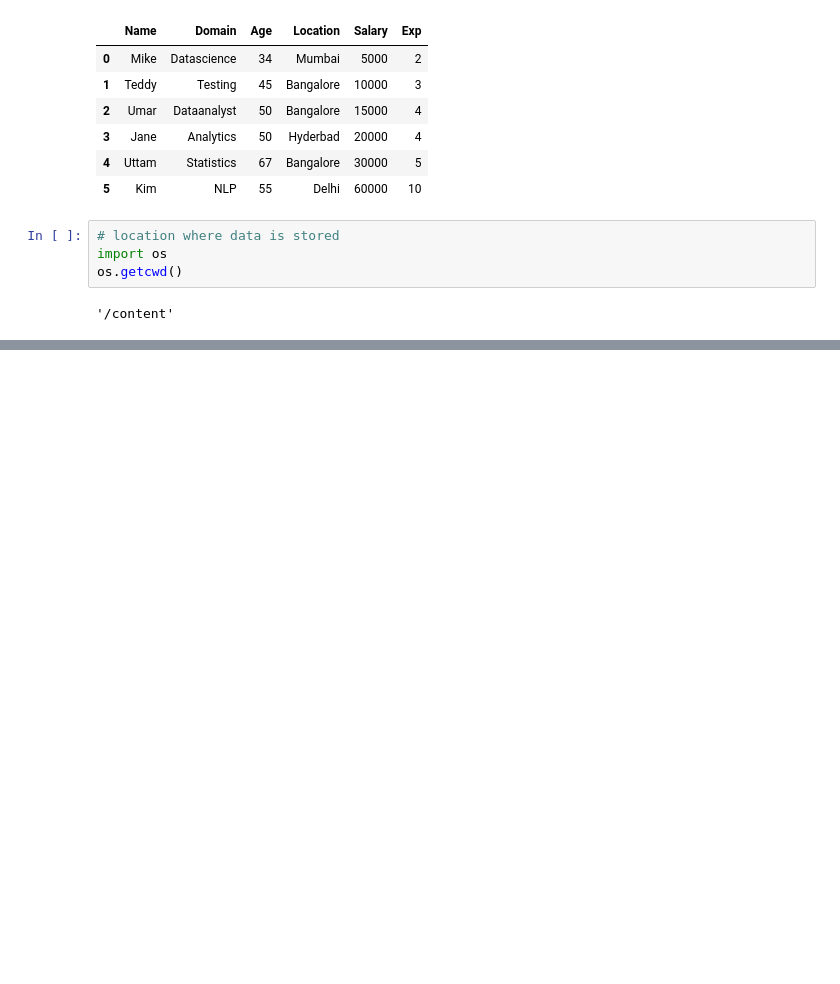
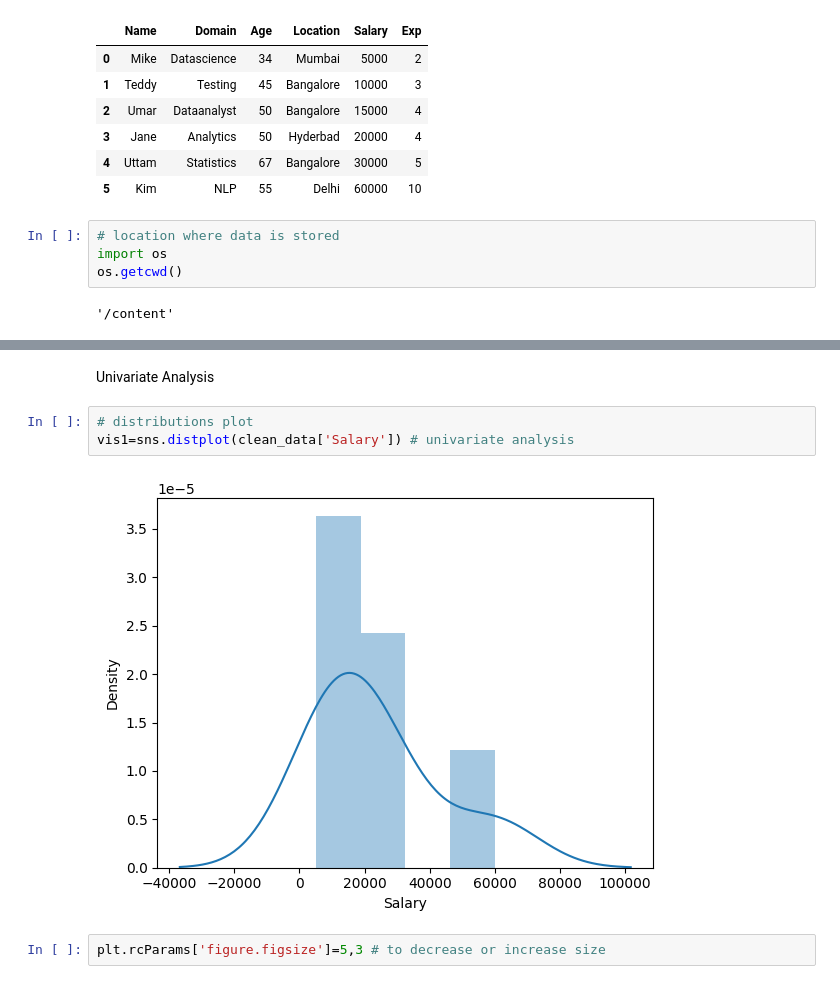
Before and after one commit to ApoorvaReddy17/practice, a Jupyter notebook: Data_Cleansing.ipynb, the cells around one changed output, grey strips where cells are left out. Drawn from its saved outputs; the diff is of its cells as text; blank space fills up the shorter version.

```diff
--- a/Data_Cleansing.ipynb
+++ b/Data_Cleansing.ipynb
@@ -343,0 +369,9 @@ os.getcwd()
+# %% [markdown]
+Univariate Analysis
+# %%
+# distributions plot
+vis1=sns.distplot(clean_data['Salary']) # univariate analysis
+# %% [output]
+[figure, added]
+# %%
+plt.rcParams['figure.figsize']=5,3 # to decrease or increase size
```
Also changed, not shown: parts of 12 cells of this notebook.
